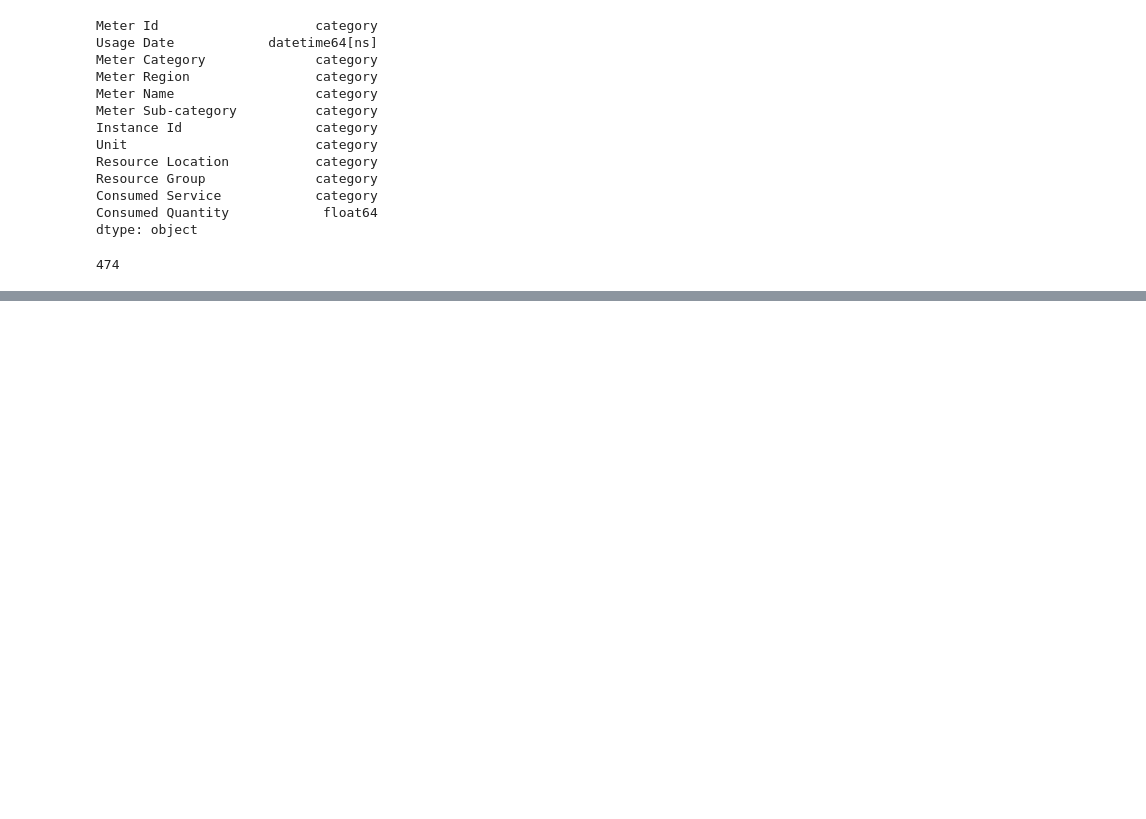
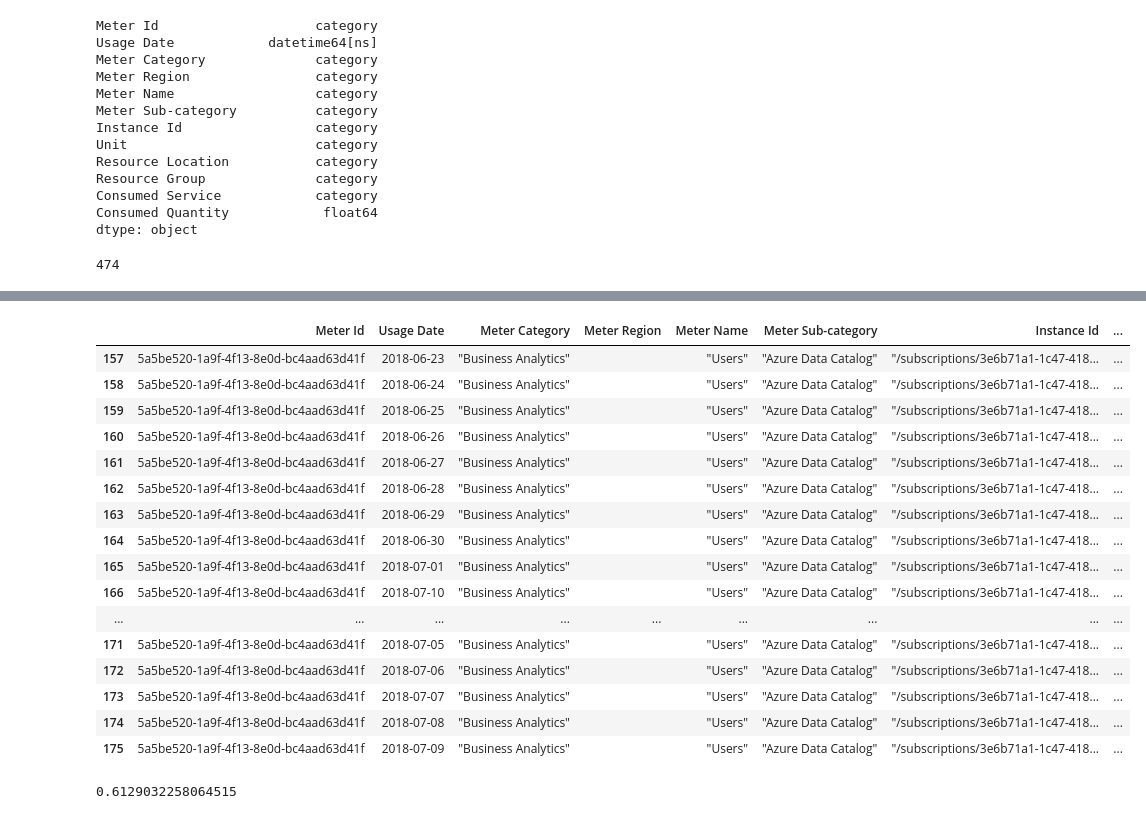
Before and after one commit to louspringer/python-azure-billing-usage, a Jupyter notebook: Load Azure Usage CSV.ipynb, the cells around one changed output, grey strips where cells are left out. Saved outputs shown, nothing was run; the diff lists cells and outputs as text; code cells hidden in the pictures; blank space fills up the shorter version.

```diff
--- a/Load Azure Usage CSV.ipynb
+++ b/Load Azure Usage CSV.ipynb
@@ -260,3 +260,27 @@ df_daily_usage.loc[(df_daily_usage['Meter Id'] == '65d4ded2-41ae-43a8-bb68-3c200
 # %% [output]
 |  | Meter Id | Usage Date | Meter Category | Meter Region | Meter Name | Meter Sub-category | Instance Id | ... |
 | 182 | 65d4ded2-41ae-43a8-bb68-3c200e1ba864 | 2018-06-16 | "Data Services" |  | "100 Request Units (Hours)" | "Cosmos DB" | "/subscriptions/3e6b71a1-1c47-418... | ... |
+# %%
+df_daily_usage.loc[df_daily_usage['Meter Id'] == '5a5be520-1a9f-4f13-8e0d-bc4aad63d41f']
+# %% [output]
+|  | Meter Id | Usage Date | Meter Category | Meter Region | Meter Name | Meter Sub-category | Instance Id | ... |
+| 157 | 5a5be520-1a9f-4f13-8e0d-bc4aad63d41f | 2018-06-23 | "Business Analytics" |  | "Users" | "Azure Data Catalog" | "/subscriptions/3e6b71a1-1c47-418... | ... |
+| 158 | 5a5be520-1a9f-4f13-8e0d-bc4aad63d41f | 2018-06-24 | "Business Analytics" |  | "Users" | "Azure Data Catalog" | "/subscriptions/3e6b71a1-1c47-418... | ... |
+| 159 | 5a5be520-1a9f-4f13-8e0d-bc4aad63d41f | 2018-06-25 | "Business Analytics" |  | "Users" | "Azure Data Catalog" | "/subscriptions/3e6b71a1-1c47-418... | ... |
+| 160 | 5a5be520-1a9f-4f13-8e0d-bc4aad63d41f | 2018-06-26 | "Business Analytics" |  | "Users" | "Azure Data Catalog" | "/subscriptions/3e6b71a1-1c47-418... | ... |
+| 161 | 5a5be520-1a9f-4f13-8e0d-bc4aad63d41f | 2018-06-27 | "Business Analytics" |  | "Users" | "Azure Data Catalog" | "/subscriptions/3e6b71a1-1c47-418... | ... |
+| 162 | 5a5be520-1a9f-4f13-8e0d-bc4aad63d41f | 2018-06-28 | "Business Analytics" |  | "Users" | "Azure Data Catalog" | "/subscriptions/3e6b71a1-1c47-418... | ... |
+| 163 | 5a5be520-1a9f-4f13-8e0d-bc4aad63d41f | 2018-06-29 | "Business Analytics" |  | "Users" | "Azure Data Catalog" | "/subscriptions/3e6b71a1-1c47-418... | ... |
+| 164 | 5a5be520-1a9f-4f13-8e0d-bc4aad63d41f | 2018-06-30 | "Business Analytics" |  | "Users" | "Azure Data Catalog" | "/subscriptions/3e6b71a1-1c47-418... | ... |
+| 165 | 5a5be520-1a9f-4f13-8e0d-bc4aad63d41f | 2018-07-01 | "Business Analytics" |  | "Users" | "Azure Data Catalog" | "/subscriptions/3e6b71a1-1c47-418... | ... |
+| 166 | 5a5be520-1a9f-4f13-8e0d-bc4aad63d41f | 2018-07-10 | "Business Analytics" |  | "Users" | "Azure Data Catalog" | "/subscriptions/3e6b71a1-1c47-418... | ... |
+| ... | ... | ... | ... | ... | ... | ... | ... | ... |
+| 171 | 5a5be520-1a9f-4f13-8e0d-bc4aad63d41f | 2018-07-05 | "Business Analytics" |  | "Users" | "Azure Data Catalog" | "/subscriptions/3e6b71a1-1c47-418... | ... |
+| 172 | 5a5be520-1a9f-4f13-8e0d-bc4aad63d41f | 2018-07-06 | "Business Analytics" |  | "Users" | "Azure Data Catalog" | "/subscriptions/3e6b71a1-1c47-418... | ... |
+| 173 | 5a5be520-1a9f-4f13-8e0d-bc4aad63d41f | 2018-07-07 | "Business Analytics" |  | "Users" | "Azure Data Catalog" | "/subscriptions/3e6b71a1-1c47-418... | ... |
+| 174 | 5a5be520-1a9f-4f13-8e0d-bc4aad63d41f | 2018-07-08 | "Business Analytics" |  | "Users" | "Azure Data Catalog" | "/subscriptions/3e6b71a1-1c47-418... | ... |
+| 175 | 5a5be520-1a9f-4f13-8e0d-bc4aad63d41f | 2018-07-09 | "Business Analytics" |  | "Users" | "Azure Data Catalog" | "/subscriptions/3e6b71a1-1c47-418... | ... |
+# %%
+df_daily_usage.loc[df_daily_usage['Meter Id'] == '5a5be520-1a9f-4f13-8e0d-bc4aad63d41f']['Consumed Quantity'].sum()
+# %% [output]
+0.6129032258064515
```
Also changed, not shown: parts of 1 cell of this notebook, 1 other file.
